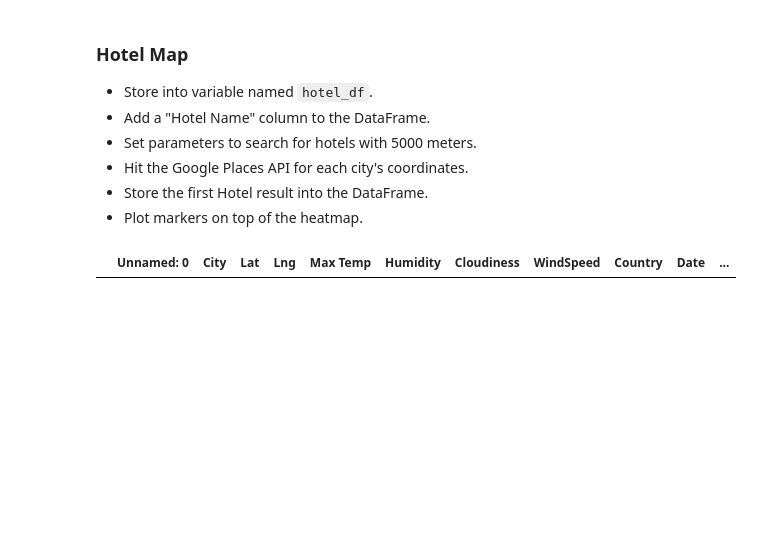
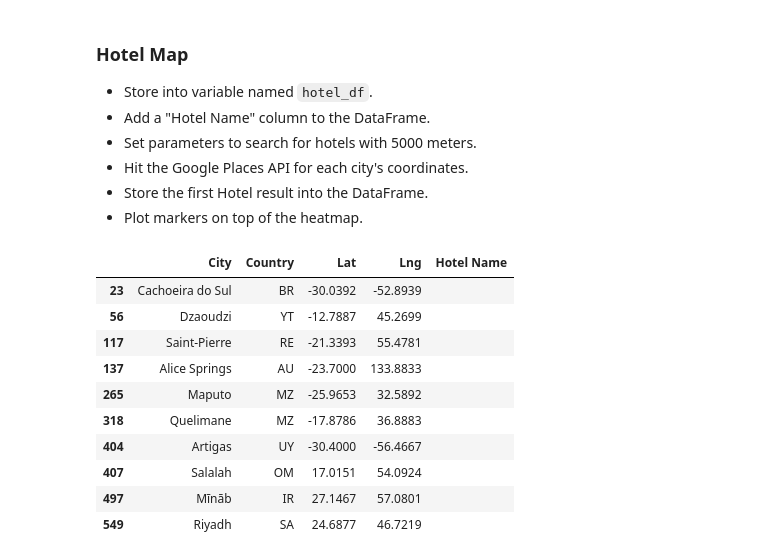
Before and after one commit to jobyaugustine/python-api-challenge, a Jupyter notebook: VacationPy/VacationPy.ipynb, the cells around one changed output. Saved outputs shown, nothing was run; the diff lists cells and outputs as text; code cells hidden in the pictures; blank space fills up the shorter version.

Commit message:
Commit after correcting the lite items counts

```diff
--- a/VacationPy/VacationPy.ipynb
+++ b/VacationPy/VacationPy.ipynb
@@ -106,3 +108,23 @@ new_vacation_df
 * Hit the Google Places API for each city's coordinates.
 * Store the first Hotel result into the DataFrame.
 * Plot markers on top of the heatmap.
+# %%
+# Store into variable named hotel_df.
+# Add a "Hotel Name" column to the DataFrame.
+hotel_df=new_vacation_df.loc[:,["City","Country","Lat","Lng"]]
+
+hotel_df["Hotel Name"] =""
+
+hotel_df
+# %% [output]
+|  | City | Country | Lat | Lng | Hotel Name |
+| 23 | Cachoeira do Sul | BR | -30.0392 | -52.8939 |  |
+| 56 | Dzaoudzi | YT | -12.7887 | 45.2699 |  |
+| 117 | Saint-Pierre | RE | -21.3393 | 55.4781 |  |
+| 137 | Alice Springs | AU | -23.7000 | 133.8833 |  |
+| 265 | Maputo | MZ | -25.9653 | 32.5892 |  |
+| 318 | Quelimane | MZ | -17.8786 | 36.8883 |  |
+| 404 | Artigas | UY | -30.4000 | -56.4667 |  |
+| 407 | Salalah | OM | 17.0151 | 54.0924 |  |
+| 497 | Mīnāb | IR | 27.1467 | 57.0801 |  |
+| 549 | Riyadh | SA | 24.6877 | 46.7219 |  |
@@ -109,24 +139,19 @@ new_vacation_df
 # %%
-hotelslist=[]
-for i in range(len(new_vacation_df)):
-    lat = new_vacation_df.loc[i]["Lat"]
-    lng = new_vacation_df.loc[i]["Lng"]
+#hotelslist=[]
+#for i in range(len(hotel_df)):
+for index,row in hotel_df.iterrows():
+    lat = row['Lat']
+    lng = row['Lng']
+    city_name = row['City']
 
-    params={
-        "location":f"{lat},{lng}",
-        "radius": 5000,
-        "types":"hotel",
-        "key":g_key
-    }
+    params["location"]=f"{lat},{lng}"
 
     base_url = "https://maps.googleapis.com/maps/api/place/nearbysearch/json"
     resp=requests.get(base_url,params=params)
     resp_json=resp.json()
     try:
-        hotelslist.append(resp_json["results"][0]['name'])
+        hotel_df["Hotel Name"]=resp_json["results"][0]['name']
+        #hotelslist.append(resp_json["results"][0]['name'])
     except:
-        hotelslist.append("")
-new_vacation_df["Hotel Name"]=hotelslist
-new_vacation_df.head()
+
+        print("Could not find result")
-# %% [output]
-|  | Unnamed: 0 | City | Lat | Lng | Max Temp | Humidity | Cloudiness | WindSpeed | Country | Date | ... |
```
Also changed, not shown: parts of 7 cells of this notebook, 8 other files.
